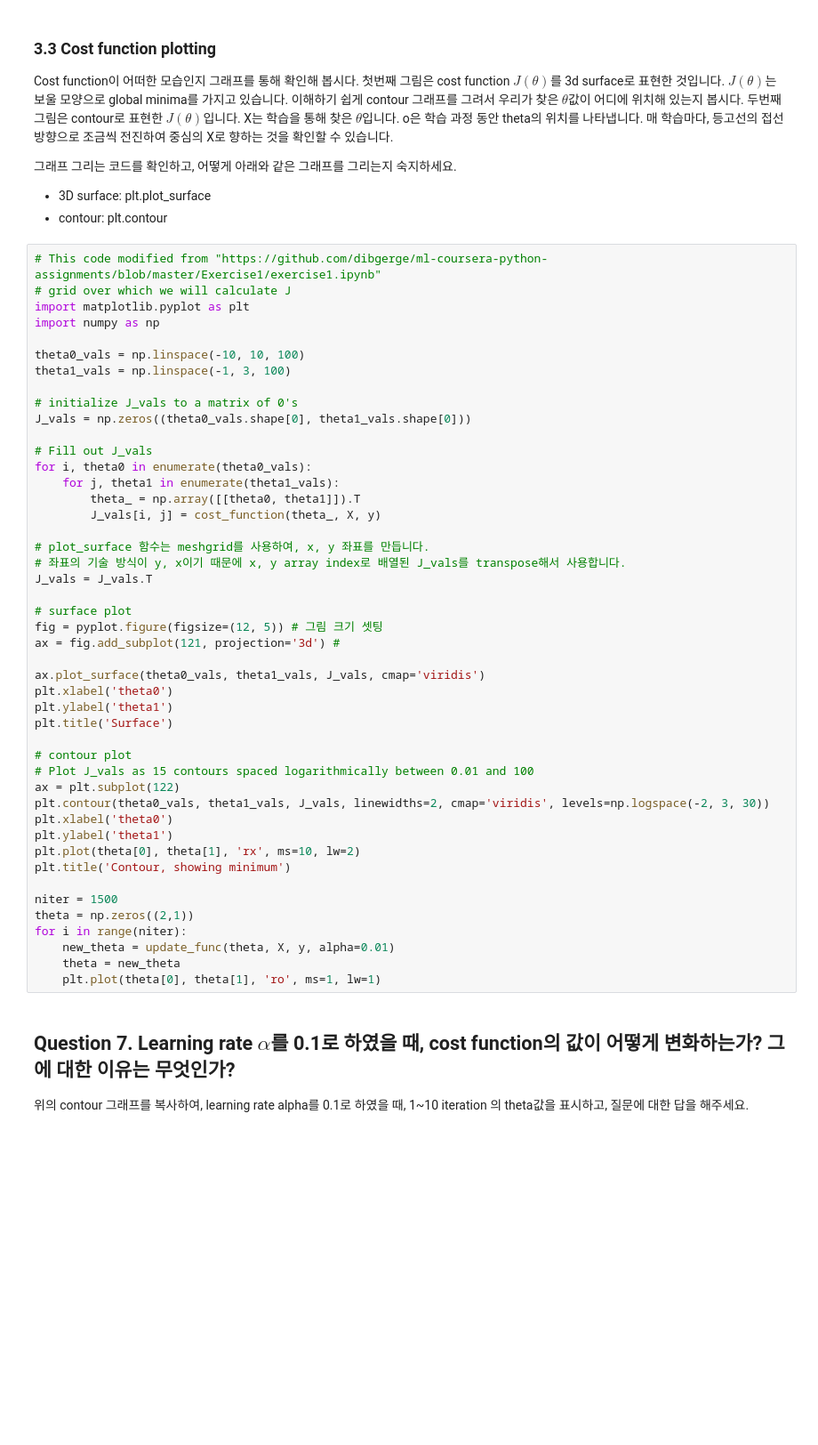
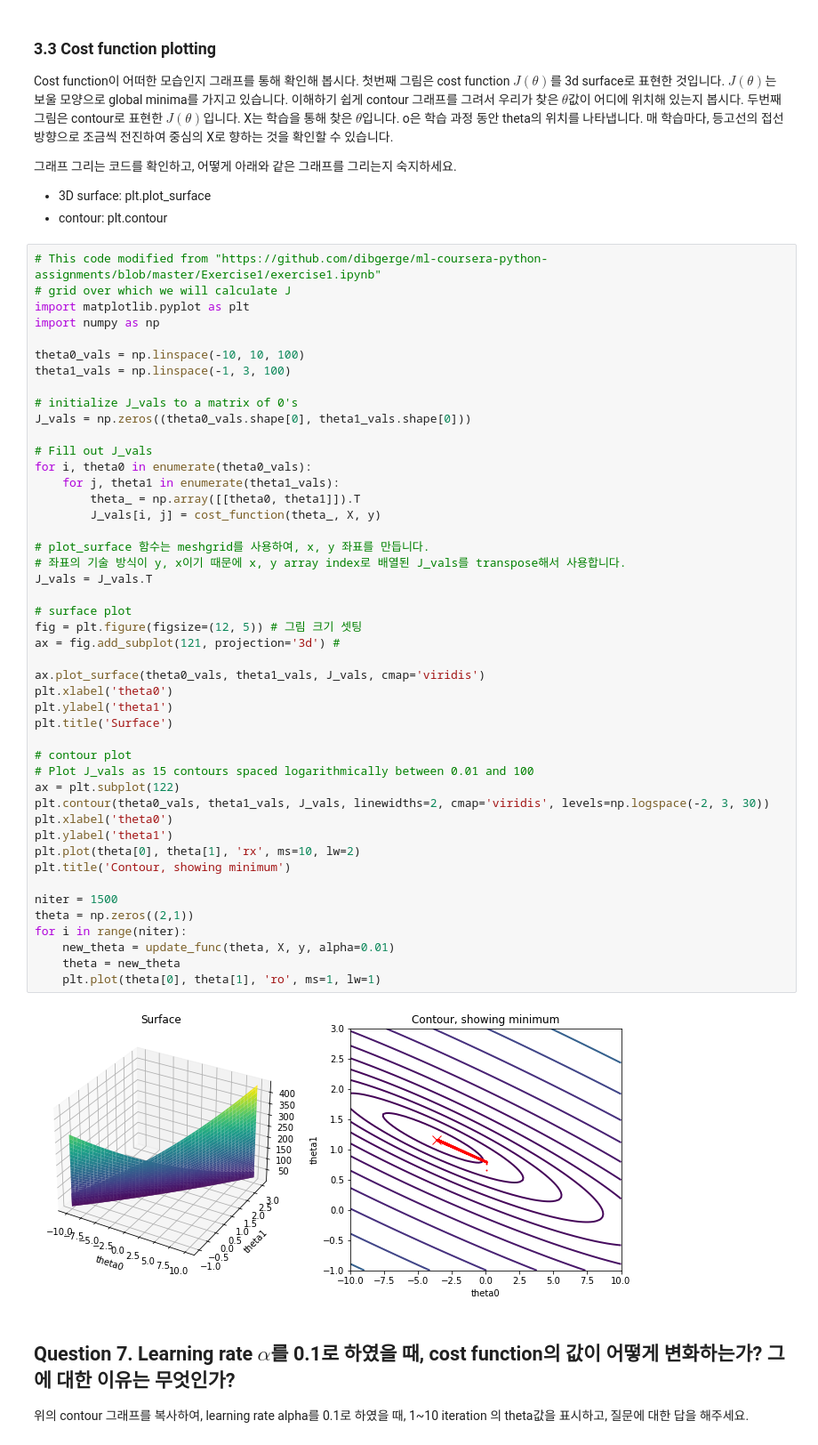
Before and after one commit to yyjun96/2021fall_ece109_hw4-yyjun96, a Jupyter notebook: linear_regression.ipynb, the cells around one changed output. Shown at 89% size. Saved outputs shown, nothing was run; the diff lists cells and outputs as text; blank space fills up the shorter version.

```diff
--- a/linear_regression.ipynb
+++ b/linear_regression.ipynb
@@ -237,34 +274,36 @@ for i, theta0 in enumerate(theta0_vals):
         theta_ = np.array([[theta0, theta1]]).T
         J_vals[i, j] = cost_function(theta_, X, y)
 
 # plot_surface 함수는 meshgrid를 사용하여, x, y 좌표를 만듭니다.
 # 좌표의 기술 방식이 y, x이기 때문에 x, y array index로 배열된 J_vals를 transpose해서 사용합니다.
 J_vals = J_vals.T
 
 # surface plot
-fig = pyplot.figure(figsize=(12, 5)) # 그림 크기 셋팅
+fig = plt.figure(figsize=(12, 5)) # 그림 크기 셋팅
 ax = fig.add_subplot(121, projection='3d') #
 
 ax.plot_surface(theta0_vals, theta1_vals, J_vals, cmap='viridis')
 plt.xlabel('theta0')
 plt.ylabel('theta1')
 plt.title('Surface')
 
 # contour plot
 # Plot J_vals as 15 contours spaced logarithmically between 0.01 and 100
 ax = plt.subplot(122)
 plt.contour(theta0_vals, theta1_vals, J_vals, linewidths=2, cmap='viridis', levels=np.logspace(-2, 3, 30))
 plt.xlabel('theta0')
 plt.ylabel('theta1')
 plt.plot(theta[0], theta[1], 'rx', ms=10, lw=2)
 plt.title('Contour, showing minimum')
 
 niter = 1500
 theta = np.zeros((2,1))
 for i in range(niter):
     new_theta = update_func(theta, X, y, alpha=0.01)
     theta = new_theta
     plt.plot(theta[0], theta[1], 'ro', ms=1, lw=1)
+# %% [output]
+[figure, added]
 # %% [markdown]
 ## Question 7. Learning rate $\alpha$를 0.1로 하였을 때, cost function의 값이 어떻게 변화하는가? 그에 대한 이유는 무엇인가?
 위의 contour 그래프를 복사하여, learning rate alpha를 0.1로 하였을 때, 1~10 iteration 의 theta값을 표시하고, 질문에 대한 답을 해주세요.
```
Also changed, not shown: parts of 20 cells of this notebook.
